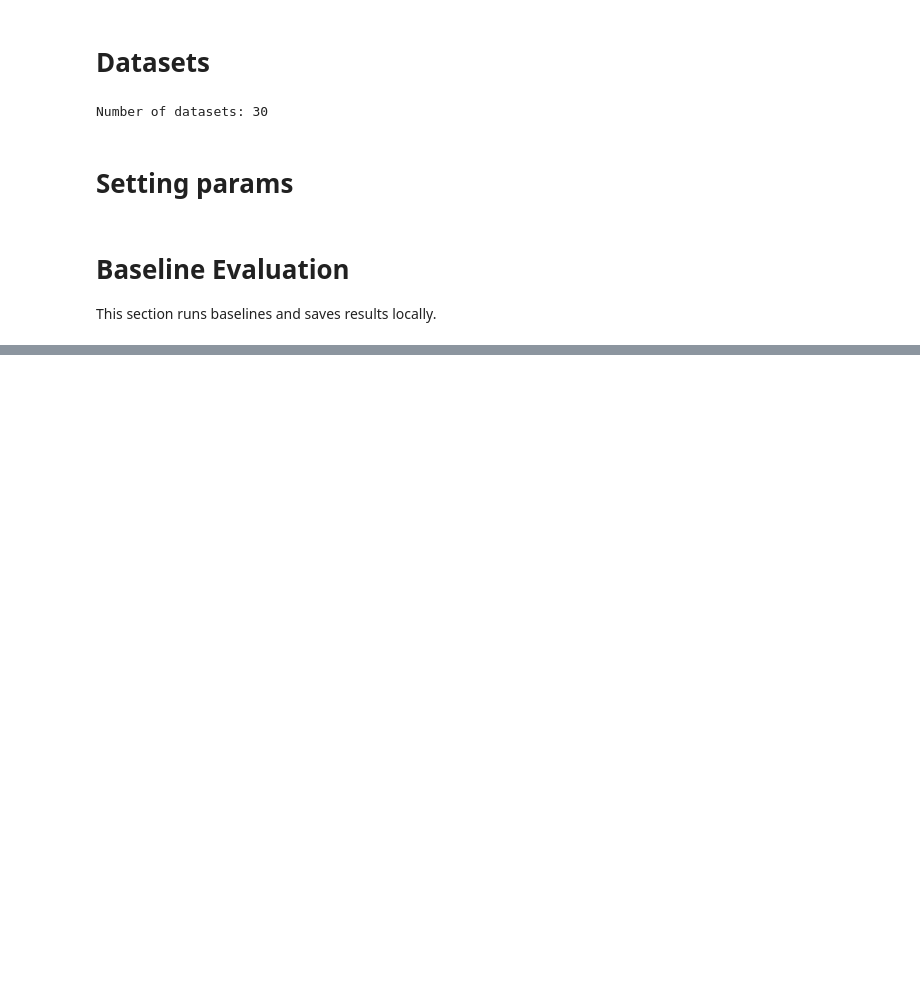
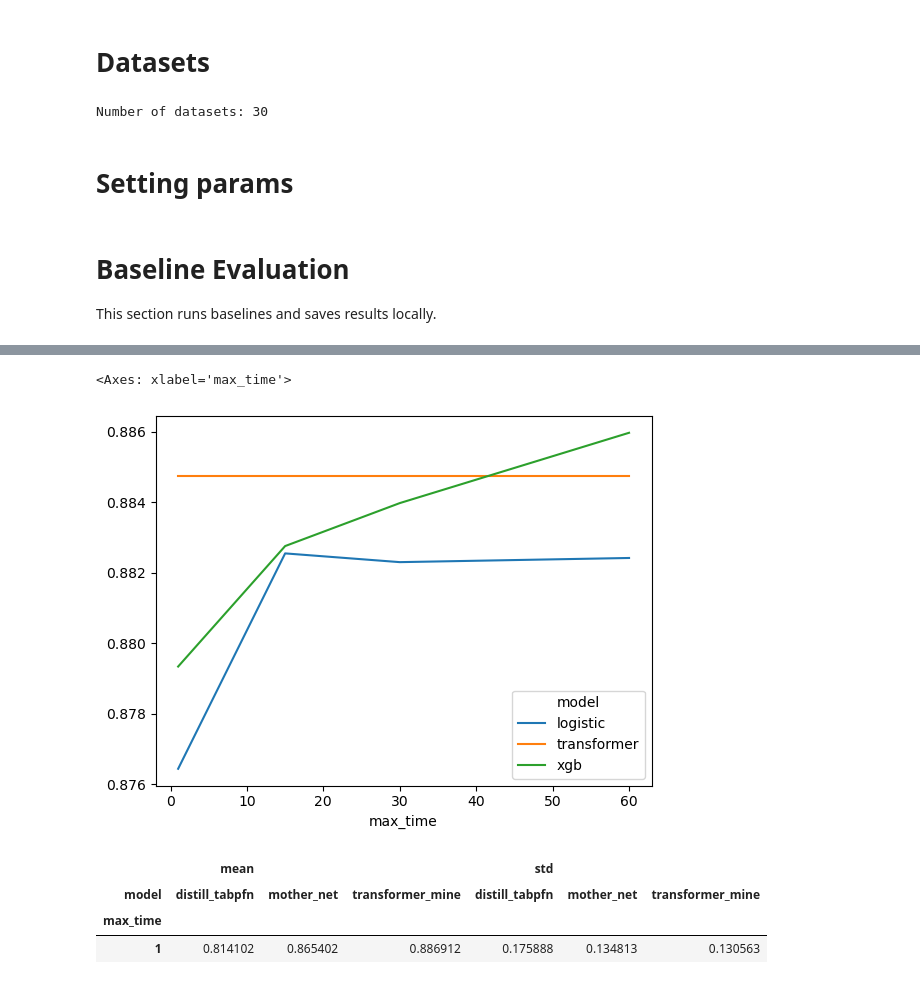
Before and after one commit to microsoft/ticl, a Jupyter notebook: tabpfn/RunFullDatasetAnalyses-mine-paper-clean.ipynb, the cells around one changed output, grey strips where cells are left out. Drawn from its saved outputs; the diff is of its cells as text; code cells hidden in the pictures; blank space fills up the shorter version.

```diff
--- a/tabpfn/RunFullDatasetAnalyses-mine-paper-clean.ipynb
+++ b/tabpfn/RunFullDatasetAnalyses-mine-paper-clean.ipynb
@@ -810,0 +191,3 @@ rename(table[-7:]).round(decimals=3).style.highlight_min(axis = 1, props= 'font-
+# %%
+aggregate_results = pd.pivot_table(results_test_set_baseline_across_splits, values="roc", columns="model", index="max_time", aggfunc=['mean', 'std'])
+aggregate_results
@@ -810,0 +202,13 @@ rename(table[-7:]).round(decimals=3).style.highlight_min(axis = 1, props= 'font-
+# %%
+aggregate_results['mean'].plot()
+# %% [output]
+<Axes: xlabel='max_time'>
+[figure, added]
+# %%
+aggregate_results_mine = pd.pivot_table(results_test_set_mine_across_splits, values="roc", columns="model", index="max_time", aggfunc=['mean', 'std'])
+aggregate_results_mine
+# %% [output]
+|  | mean |  |  | std |  |  |
+| model | distill_tabpfn | mother_net | transformer_mine | distill_tabpfn | mother_net | transformer_mine |
+| max_time |  |  |  |  |  |  |
+| 1 | 0.814102 | 0.865402 | 0.886912 | 0.175888 | 0.134813 | 0.130563 |
```
Also changed, not shown: parts of 89 cells of this notebook, 2 other files.
